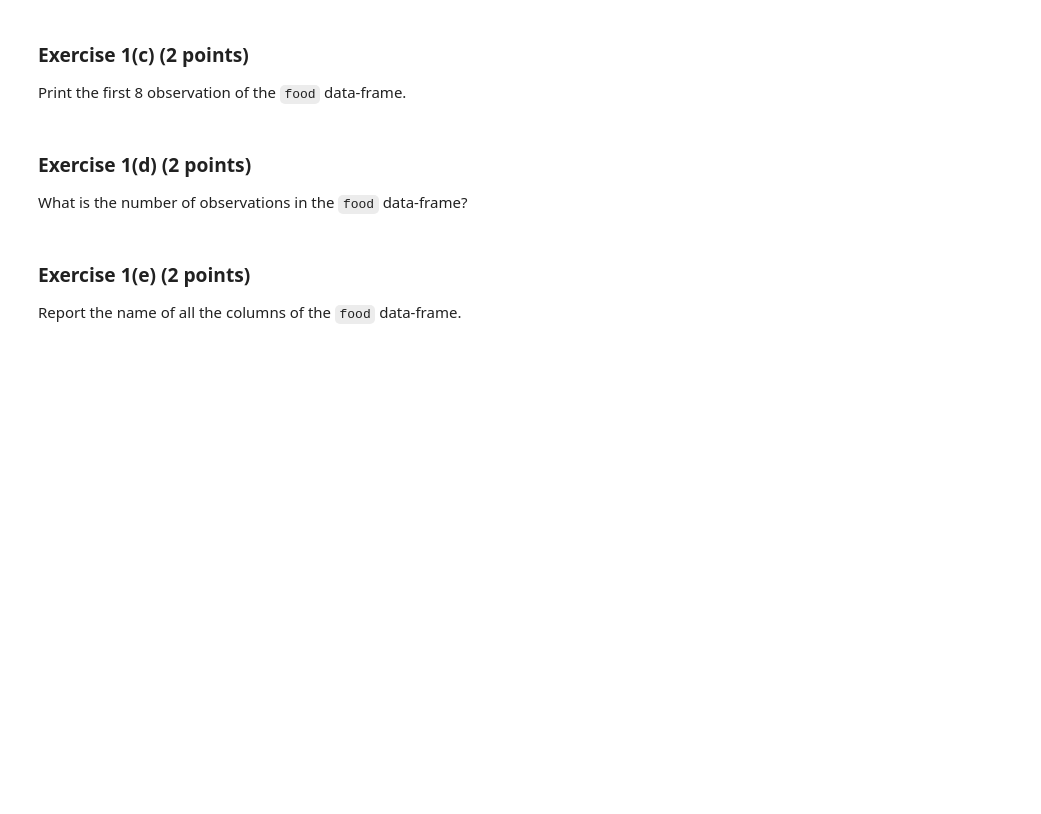
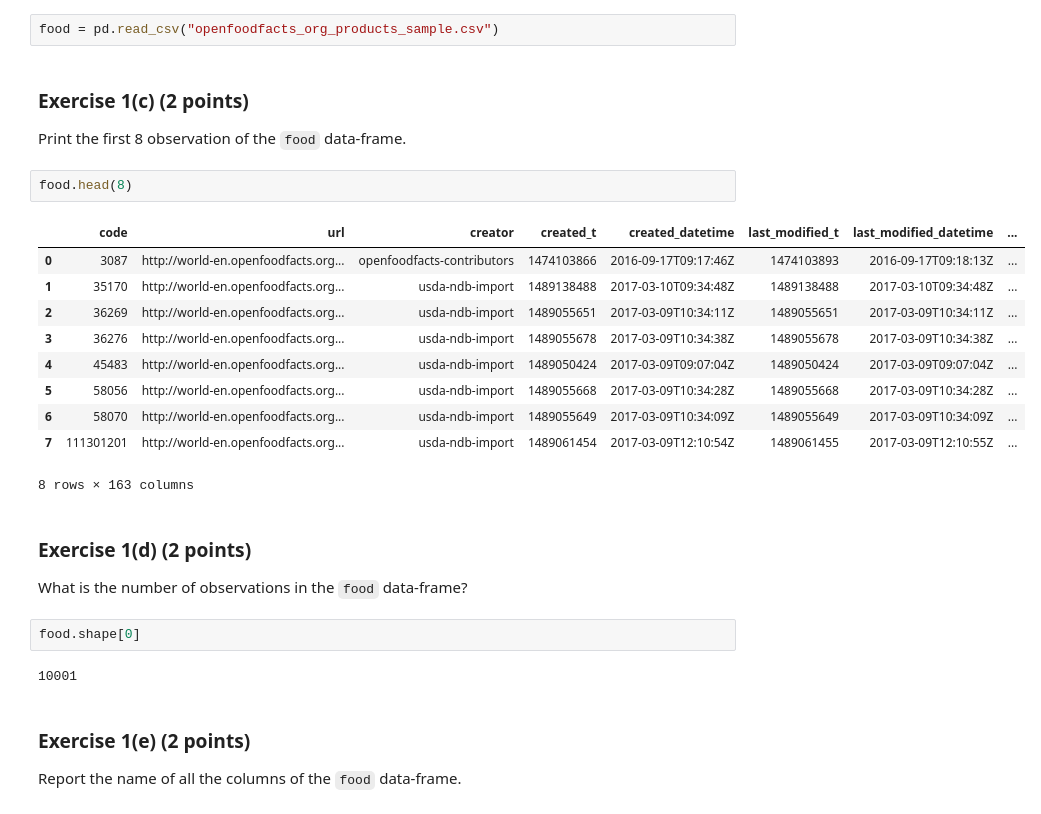
Before and after one commit to cabrialesdaisy2022-coder/DATA-500-In-Class, a Jupyter notebook: Hwk1.ipynb, the cells around one changed output. Cells and saved outputs as stored; diff of their text form; blank space fills up the shorter version.

```diff
--- a/Hwk1.ipynb
+++ b/Hwk1.ipynb
@@ -19,14 +22,33 @@ Import `pandas` and `numpy` libraries.
 ### Exercise 1(b) (3 points)
 
 Using `read_csv` from `pandas` read the `.csv` file and assign it to a data-frame called `food`.
+# %%
+food = pd.read_csv("openfoodfacts_org_products_sample.csv")
 # %% [markdown]
 ### Exercise 1(c) (2 points)
 
 Print the first 8 observation of the `food` data-frame.
+# %%
+food.head(8)
+# %% [output]
+|  | code | url | creator | created_t | created_datetime | last_modified_t | last_modified_datetime | ... |
+| 0 | 3087 | http://world-en.openfoodfacts.org... | openfoodfacts-contributors | 1474103866 | 2016-09-17T09:17:46Z | 1474103893 | 2016-09-17T09:18:13Z | ... |
+| 1 | 35170 | http://world-en.openfoodfacts.org... | usda-ndb-import | 1489138488 | 2017-03-10T09:34:48Z | 1489138488 | 2017-03-10T09:34:48Z | ... |
+| 2 | 36269 | http://world-en.openfoodfacts.org... | usda-ndb-import | 1489055651 | 2017-03-09T10:34:11Z | 1489055651 | 2017-03-09T10:34:11Z | ... |
+| 3 | 36276 | http://world-en.openfoodfacts.org... | usda-ndb-import | 1489055678 | 2017-03-09T10:34:38Z | 1489055678 | 2017-03-09T10:34:38Z | ... |
+| 4 | 45483 | http://world-en.openfoodfacts.org... | usda-ndb-import | 1489050424 | 2017-03-09T09:07:04Z | 1489050424 | 2017-03-09T09:07:04Z | ... |
+| 5 | 58056 | http://world-en.openfoodfacts.org... | usda-ndb-import | 1489055668 | 2017-03-09T10:34:28Z | 1489055668 | 2017-03-09T10:34:28Z | ... |
+| 6 | 58070 | http://world-en.openfoodfacts.org... | usda-ndb-import | 1489055649 | 2017-03-09T10:34:09Z | 1489055649 | 2017-03-09T10:34:09Z | ... |
+| 7 | 111301201 | http://world-en.openfoodfacts.org... | usda-ndb-import | 1489061454 | 2017-03-09T12:10:54Z | 1489061455 | 2017-03-09T12:10:55Z | ... |
+8 rows × 163 columns
 # %% [markdown]
 ### Exercise 1(d) (2 points)
 
 What is the number of observations in the `food` data-frame?
+# %%
+food.shape[0]
+# %% [output]
+10001
 # %% [markdown]
 ### Exercise 1(e) (2 points)
 
```
Also changed, not shown: parts of 16 cells of this notebook.
